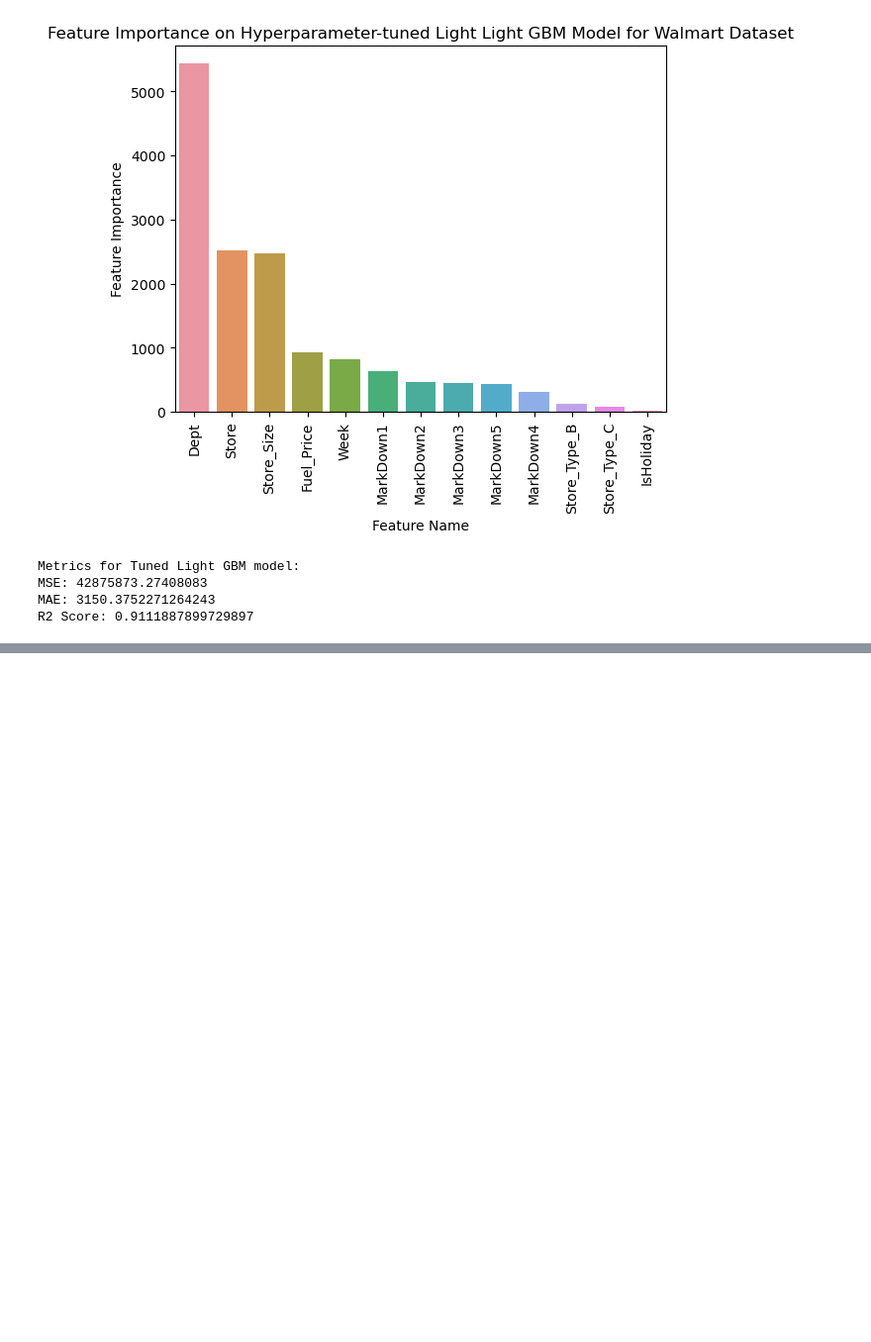
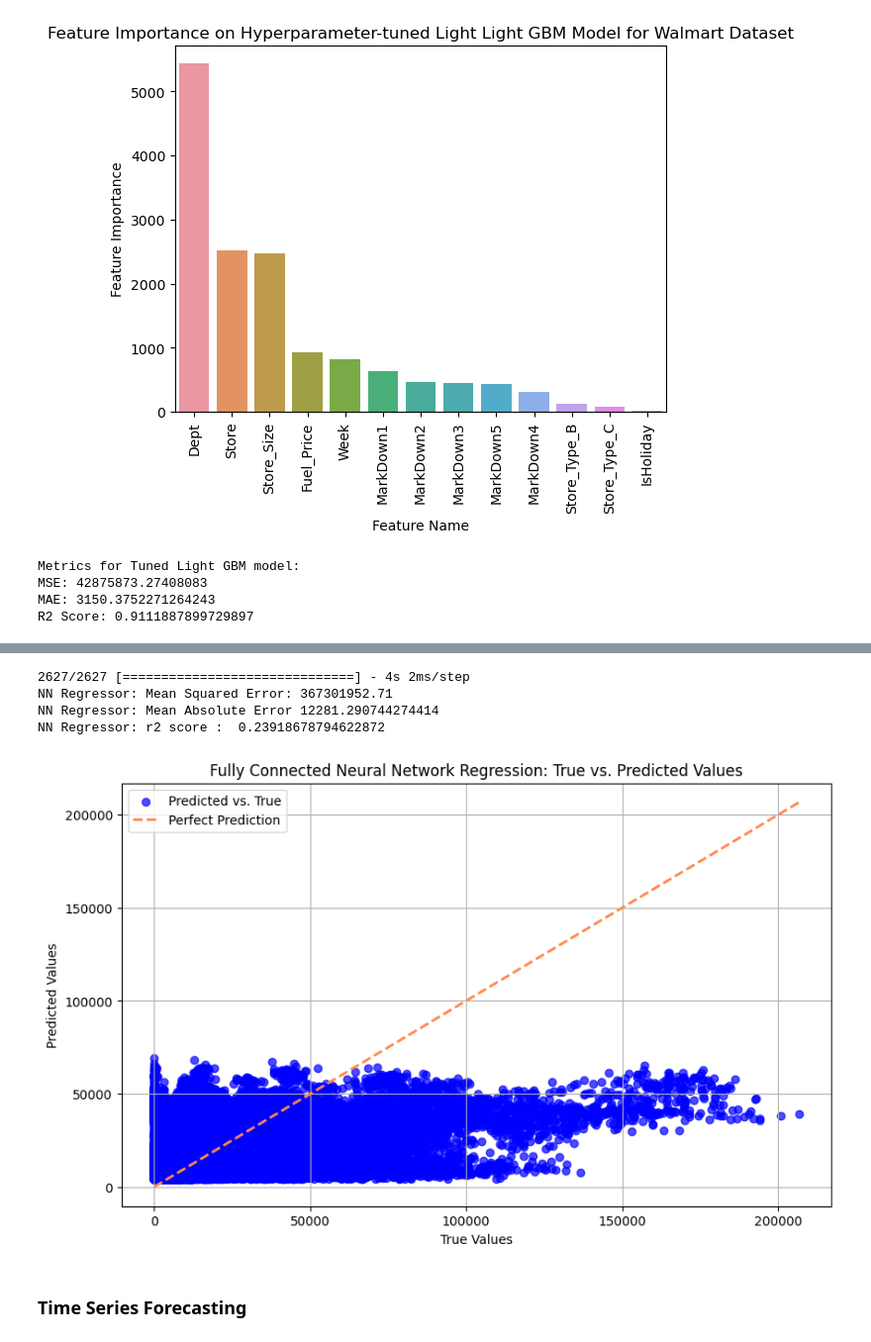
Before and after one commit to SahilBhave/AML-Project, a Jupyter notebook: AML_Group_Project.ipynb, the cells around one changed output, grey strips where cells are left out. Shown at 99% size. Cells and saved outputs as stored; diff of their text form; code cells hidden in the pictures; blank space fills up the shorter version.

```diff
--- a/AML_Group_Project.ipynb
+++ b/AML_Group_Project.ipynb
@@ -1756,0 +1705,24 @@ R2 Score: 0.9111887899729897
+# %%
+X_train = X_train.astype('float32')
+X_test = X_test.astype('float32')
+# %%
+# Model
+model = Sequential()
+
+model.add(Dense(32, input_shape=(X_train.shape[1],), activation='relu'))
+model.add(Dropout(0.3))
+
+model.add(Dense(16, activation='relu'))
+model.add(Dropout(0.3))
+
+# Output layer
+model.add(Dense(1, activation='linear'))
+
+# Compile the model
+model.compile(optimizer=Adam(learning_rate=0.001), loss='mean_squared_error')
+
+# Implement Early Stopping
+early_stopping = EarlyStopping(monitor='val_loss', patience=10, restore_best_weights=True)
+
+# Train the model
+model.fit(X_train, y_train, epochs=100, batch_size=128, validation_split=0.2, callbacks=[early_stopping])
@@ -1756,0 +1748,29 @@ R2 Score: 0.9111887899729897
+# %%
+# Evaluate the model on the test set
+y_test_pred = model.predict(X_test)
+
+# Calculate test error
+test_error = mean_squared_error(y_test, y_test_pred)
+
+print(f"NN Regressor: Mean Squared Error: {test_error:.2f}")
+print('NN Regressor: Mean Absolute Error', mean_absolute_error(y_test, y_test_pred))
+print('NN Regressor: r2 score : ',r2_score(y_test, y_test_pred))
+# %% [output]
+2627/2627 [==============================] - 4s 2ms/step
+NN Regressor: Mean Squared Error: 367301952.71
+NN Regressor: Mean Absolute Error 12281.290744274414
+NN Regressor: r2 score :  0.23918678794622872
+# %%
+plt.figure(figsize=(10, 6))
+plt.scatter(y_test, y_test_pred, color='blue', label='Predicted vs. True', alpha=0.7)
+plt.plot([y_test.min(), y_test.max()], [y_test.min(), y_test.max()], color='#ff894b', linestyle='--', linewidth=2, label='Perfect Prediction')
+plt.xlabel('True Values')
+plt.ylabel('Predicted Values')
+plt.title('Fully Connected Neural Network Regression: True vs. Predicted Values')
+plt.legend()
+plt.grid()
+plt.show()
+# %% [output]
+[figure, added]
+# %% [markdown]
+### Time Series Forecasting
```
Also changed, not shown: parts of 26 cells of this notebook.
